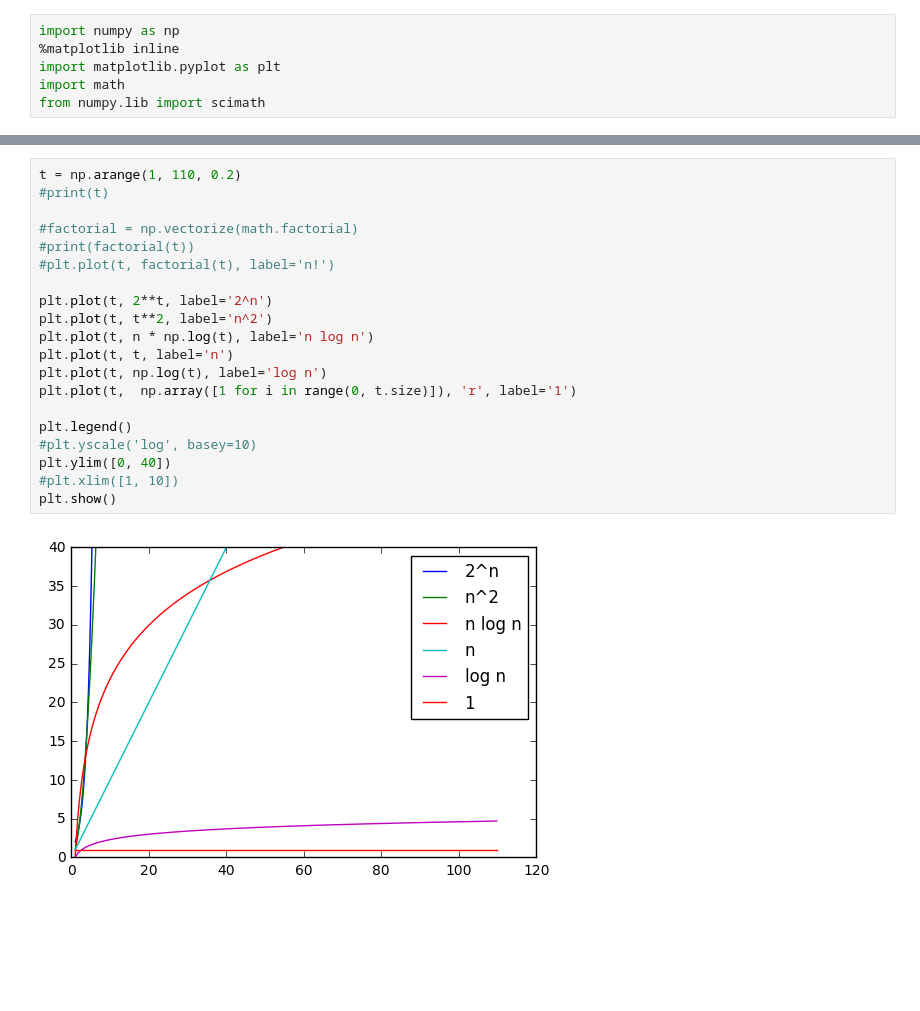
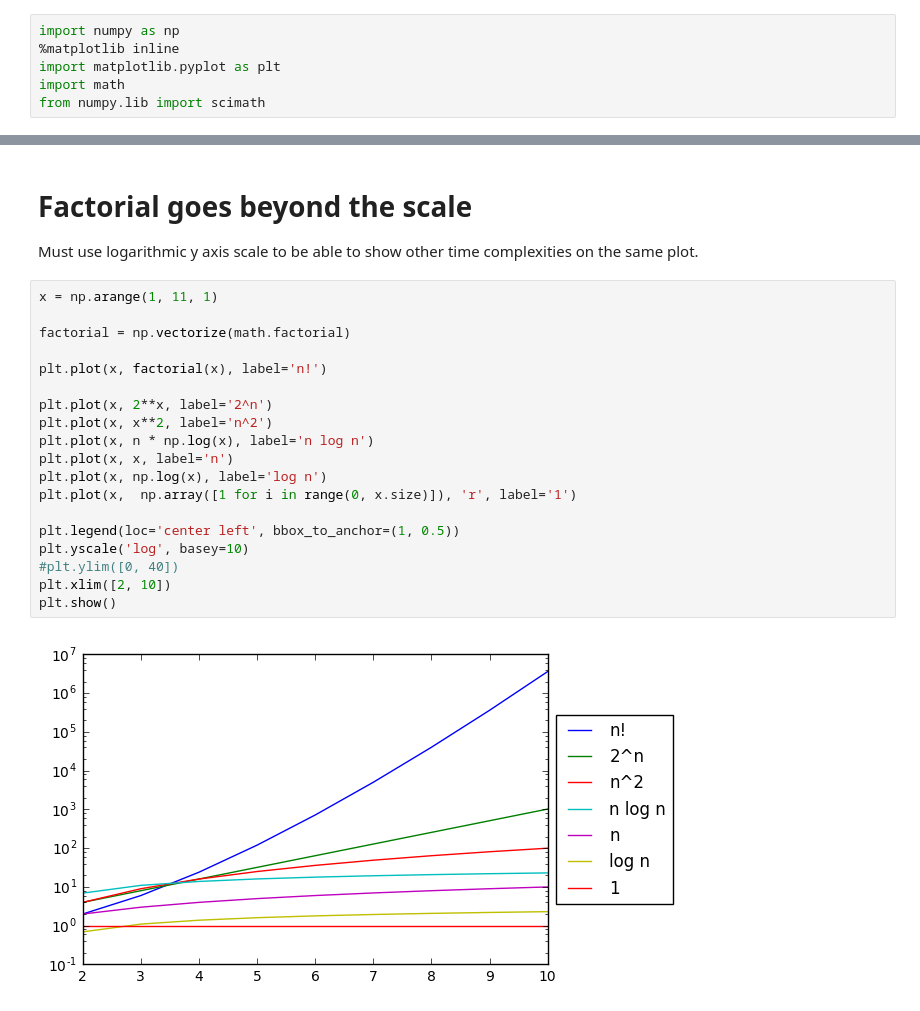
Before and after one commit to jarmop/learning, a Jupyter notebook: efficiency.ipynb, the cells around one changed output, grey strips where cells are left out. Drawn from its saved outputs; the diff is of its cells as text; blank space fills up the shorter version.

Commit message:
Visualizing time complexities.

```diff
--- a/efficiency.ipynb
+++ b/efficiency.ipynb
@@ -7,22 +24,24 @@ from numpy.lib import scimath
+# %% [markdown]
+# Factorial goes beyond the scale
+Must use logarithmic y axis scale to be able to show other time complexities on the same plot.
 # %%
-t = np.arange(1, 110, 0.2)
-#print(t)
+x = np.arange(1, 11, 1)
 
-#factorial = np.vectorize(math.factorial)
-#print(factorial(t))
-#plt.plot(t, factorial(t), label='n!')
+factorial = np.vectorize(math.factorial)
 
-plt.plot(t, 2**t, label='2^n')
-plt.plot(t, t**2, label='n^2')
-plt.plot(t, n * np.log(t), label='n log n')
-plt.plot(t, t, label='n')
-plt.plot(t, np.log(t), label='log n')
-plt.plot(t,  np.array([1 for i in range(0, t.size)]), 'r', label='1')
+plt.plot(x, factorial(x), label='n!')
 
-plt.legend()
-#plt.yscale('log', basey=10)
-plt.ylim([0, 40])
-#plt.xlim([1, 10])
+plt.plot(x, 2**x, label='2^n')
+plt.plot(x, x**2, label='n^2')
+plt.plot(x, n * np.log(x), label='n log n')
+plt.plot(x, x, label='n')
+plt.plot(x, np.log(x), label='log n')
+plt.plot(x,  np.array([1 for i in range(0, x.size)]), 'r', label='1')
+
+plt.legend(loc='center left', bbox_to_anchor=(1, 0.5))
+plt.yscale('log', basey=10)
+#plt.ylim([0, 40])
+plt.xlim([2, 10])
 plt.show()
 # %% [output]
-[figure, old version]
+[figure, new version]
```
Also changed, not shown: parts of 1 cell of this notebook.
